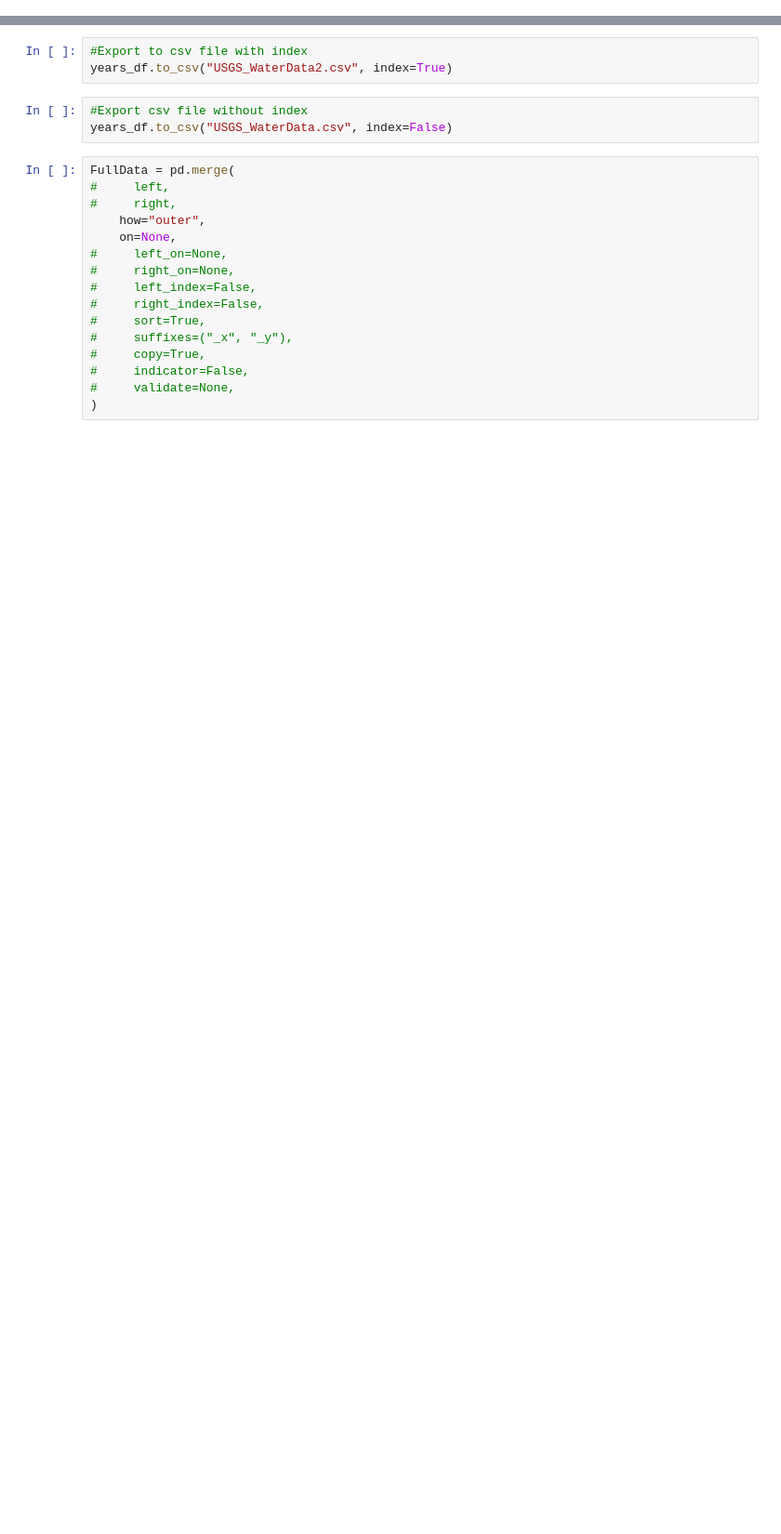
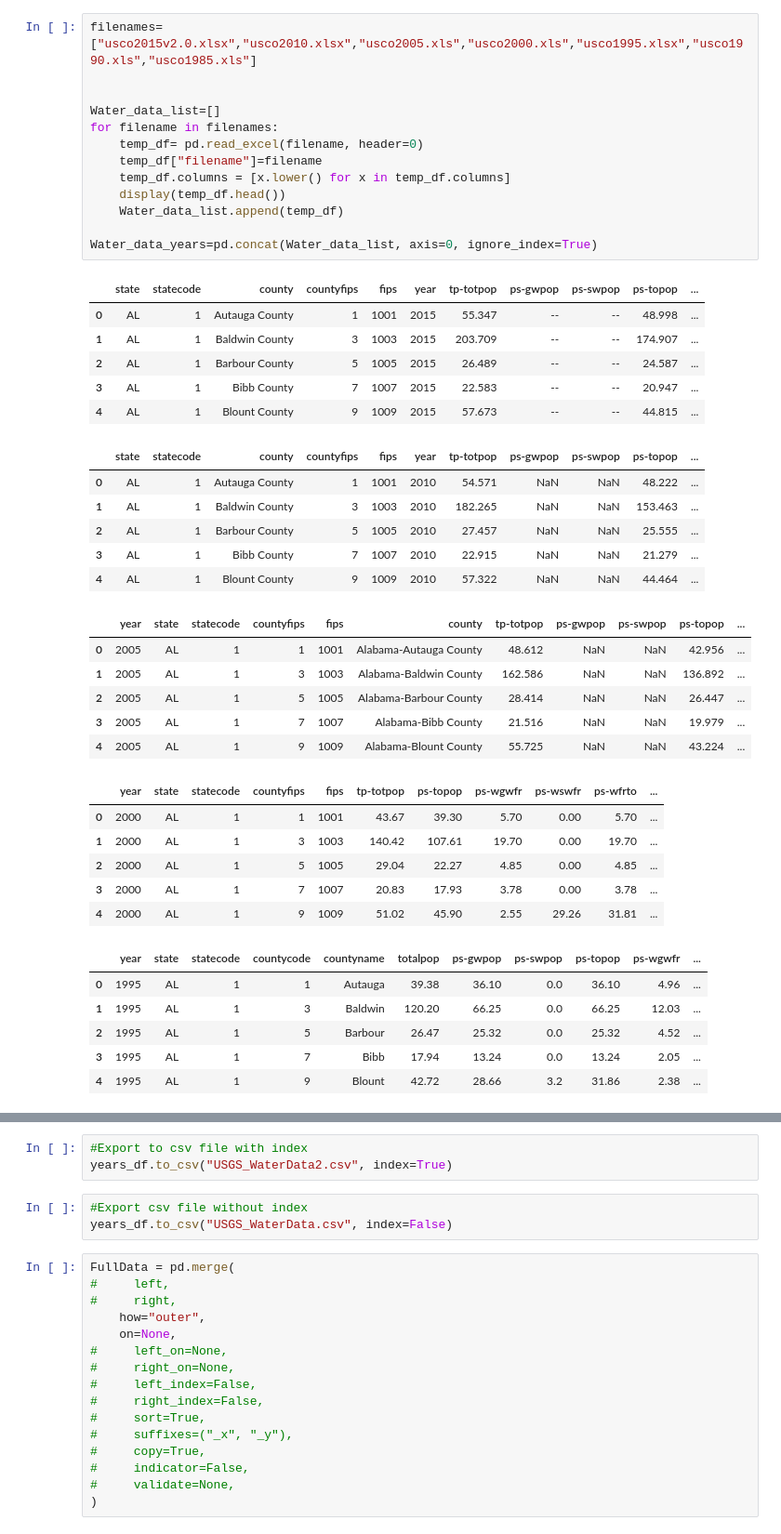
Before and after one commit to alfrescas/drought_predictions, a Jupyter notebook: USGS_WaterData.ipynb, the cells around one changed output, grey strips where cells are left out. Shown: that part at 93% size. Saved outputs shown, nothing was run; the diff lists cells and outputs as text; blank space fills up the shorter version.

```diff
--- a/USGS_WaterData.ipynb
+++ b/USGS_WaterData.ipynb
@@ -7,0 +9,44 @@ pd.set_option('display.max_columns', None)
+# %%
+filenames= ["usco2015v2.0.xlsx","usco2010.xlsx","usco2005.xls","usco2000.xls","usco1995.xlsx","usco1990.xls","usco1985.xls"]
+
+
+Water_data_list=[]
+for filename in filenames:
+    temp_df= pd.read_excel(filename, header=0)
+    temp_df["filename"]=filename
+    temp_df.columns = [x.lower() for x in temp_df.columns]
+    display(temp_df.head())
+    Water_data_list.append(temp_df)
+
+Water_data_years=pd.concat(Water_data_list, axis=0, ignore_index=True)
+# %% [output]
+|  | state | statecode | county | countyfips | fips | year | tp-totpop | ps-gwpop | ps-swpop | ps-topop | ... |
+| 0 | AL | 1 | Autauga County | 1 | 1001 | 2015 | 55.347 | -- | -- | 48.998 | ... |
+| 1 | AL | 1 | Baldwin County | 3 | 1003 | 2015 | 203.709 | -- | -- | 174.907 | ... |
+| 2 | AL | 1 | Barbour County | 5 | 1005 | 2015 | 26.489 | -- | -- | 24.587 | ... |
+| 3 | AL | 1 | Bibb County | 7 | 1007 | 2015 | 22.583 | -- | -- | 20.947 | ... |
+| 4 | AL | 1 | Blount County | 9 | 1009 | 2015 | 57.673 | -- | -- | 44.815 | ... |
+|  | state | statecode | county | countyfips | fips | year | tp-totpop | ps-gwpop | ps-swpop | ps-topop | ... |
+| 0 | AL | 1 | Autauga County | 1 | 1001 | 2010 | 54.571 | NaN | NaN | 48.222 | ... |
+| 1 | AL | 1 | Baldwin County | 3 | 1003 | 2010 | 182.265 | NaN | NaN | 153.463 | ... |
+| 2 | AL | 1 | Barbour County | 5 | 1005 | 2010 | 27.457 | NaN | NaN | 25.555 | ... |
+| 3 | AL | 1 | Bibb County | 7 | 1007 | 2010 | 22.915 | NaN | NaN | 21.279 | ... |
+| 4 | AL | 1 | Blount County | 9 | 1009 | 2010 | 57.322 | NaN | NaN | 44.464 | ... |
+|  | year | state | statecode | countyfips | fips | county | tp-totpop | ps-gwpop | ps-swpop | ps-topop | ... |
+| 0 | 2005 | AL | 1 | 1 | 1001 | Alabama-Autauga County | 48.612 | NaN | NaN | 42.956 | ... |
+| 1 | 2005 | AL | 1 | 3 | 1003 | Alabama-Baldwin County | 162.586 | NaN | NaN | 136.892 | ... |
+| 2 | 2005 | AL | 1 | 5 | 1005 | Alabama-Barbour County | 28.414 | NaN | NaN | 26.447 | ... |
+| 3 | 2005 | AL | 1 | 7 | 1007 | Alabama-Bibb County | 21.516 | NaN | NaN | 19.979 | ... |
+| 4 | 2005 | AL | 1 | 9 | 1009 | Alabama-Blount County | 55.725 | NaN | NaN | 43.224 | ... |
+|  | year | state | statecode | countyfips | fips | tp-totpop | ps-topop | ps-wgwfr | ps-wswfr | ps-wfrto | ... |
+| 0 | 2000 | AL | 1 | 1 | 1001 | 43.67 | 39.30 | 5.70 | 0.00 | 5.70 | ... |
+| 1 | 2000 | AL | 1 | 3 | 1003 | 140.42 | 107.61 | 19.70 | 0.00 | 19.70 | ... |
+| 2 | 2000 | AL | 1 | 5 | 1005 | 29.04 | 22.27 | 4.85 | 0.00 | 4.85 | ... |
+| 3 | 2000 | AL | 1 | 7 | 1007 | 20.83 | 17.93 | 3.78 | 0.00 | 3.78 | ... |
+| 4 | 2000 | AL | 1 | 9 | 1009 | 51.02 | 45.90 | 2.55 | 29.26 | 31.81 | ... |
+|  | year | state | statecode | countycode | countyname | totalpop | ps-gwpop | ps-swpop | ps-topop | ps-wgwfr | ... |
+| 0 | 1995 | AL | 1 | 1 | Autauga | 39.38 | 36.10 | 0.0 | 36.10 | 4.96 | ... |
+| 1 | 1995 | AL | 1 | 3 | Baldwin | 120.20 | 66.25 | 0.0 | 66.25 | 12.03 | ... |
+| 2 | 1995 | AL | 1 | 5 | Barbour | 26.47 | 25.32 | 0.0 | 25.32 | 4.52 | ... |
+| 3 | 1995 | AL | 1 | 7 | Bibb | 17.94 | 13.24 | 0.0 | 13.24 | 2.05 | ... |
+| 4 | 1995 | AL | 1 | 9 | Blount | 42.72 | 28.66 | 3.2 | 31.86 | 2.38 | ... |
```
Also changed, not shown: parts of 32 cells of this notebook, 8 other files.
